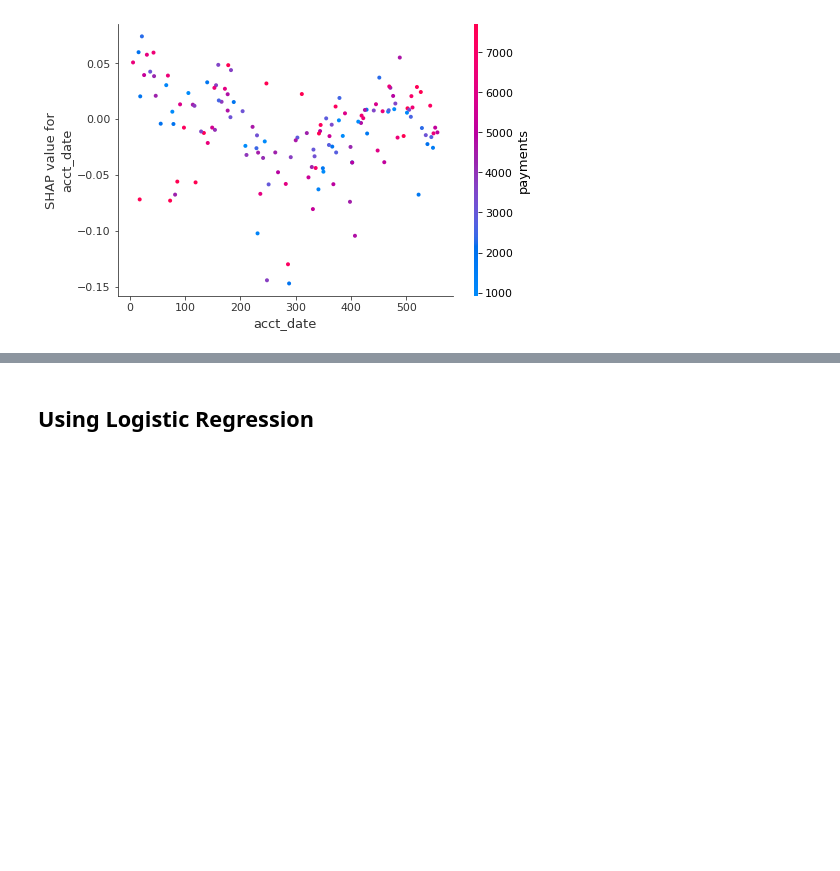
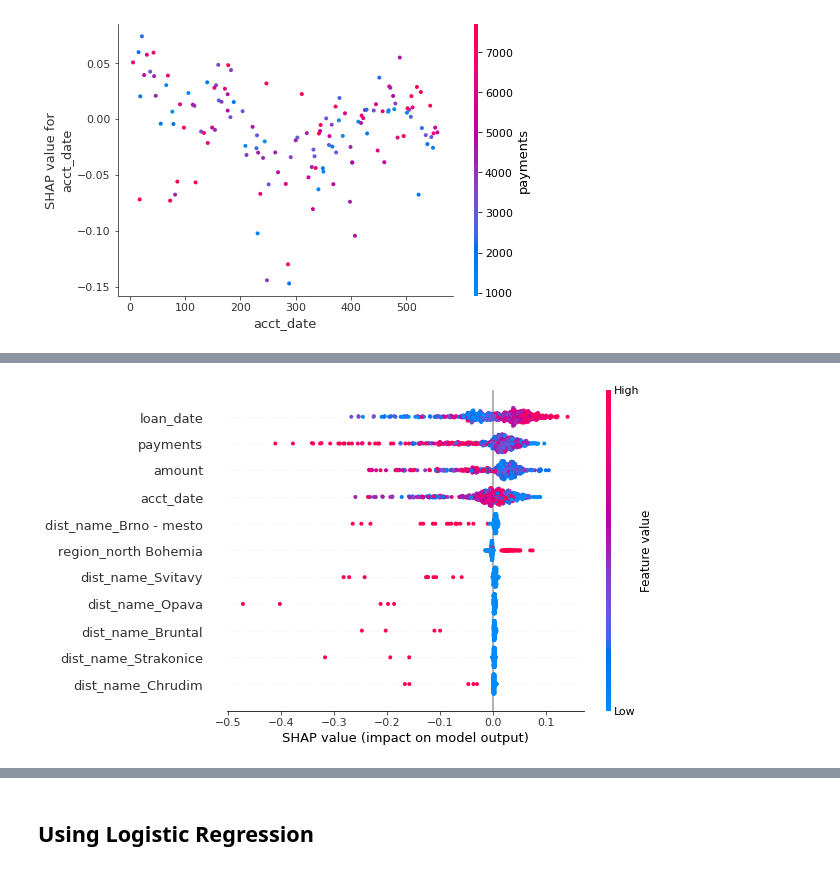
Before and after one commit to mecan80/DS_projects, a Jupyter notebook: unit4_project/Loans Approval.ipynb, the cells around one changed output, grey strips where cells are left out. Saved outputs shown, nothing was run; the diff lists cells and outputs as text; code cells hidden in the pictures; blank space fills up the shorter version.

```diff
--- a/unit4_project/Loans Approval.ipynb
+++ b/unit4_project/Loans Approval.ipynb
@@ -772,0 +770,2 @@ shap.dependence_plot('acct_date',
+# %%
+rf_shap_values2 = rf_explainer.shap_values(X_train_transform_df[features_selected])
@@ -772,0 +793,5 @@ shap.dependence_plot('acct_date',
+# %%
+#Summary plot for status
+shap.summary_plot(rf_shap_values2[1], X_train_transform_df[features_selected], feature_names = features_selected)
+# %% [output]
+[figure, added]
```
Also changed, not shown: parts of 75 cells of this notebook.
